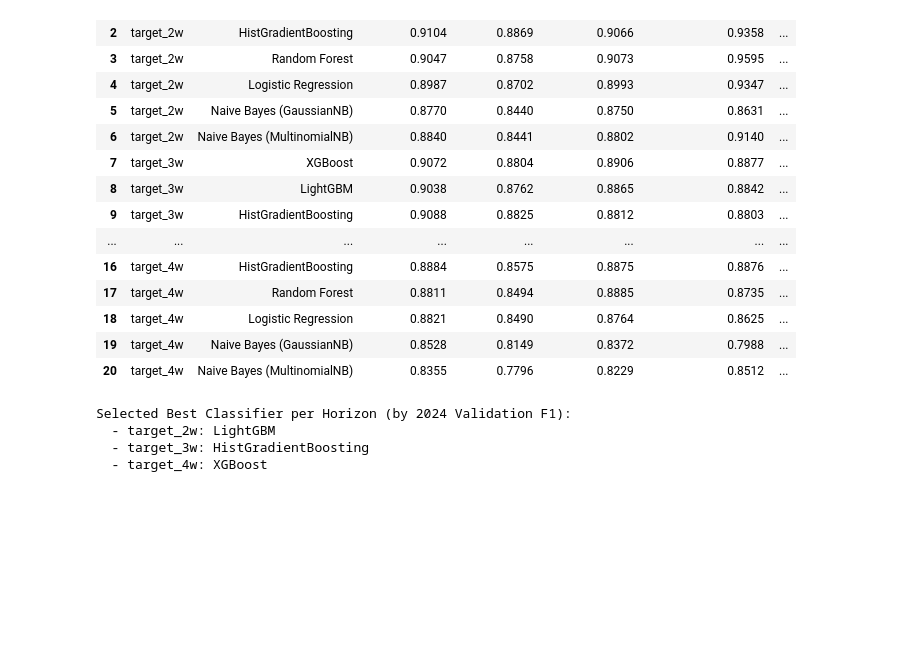
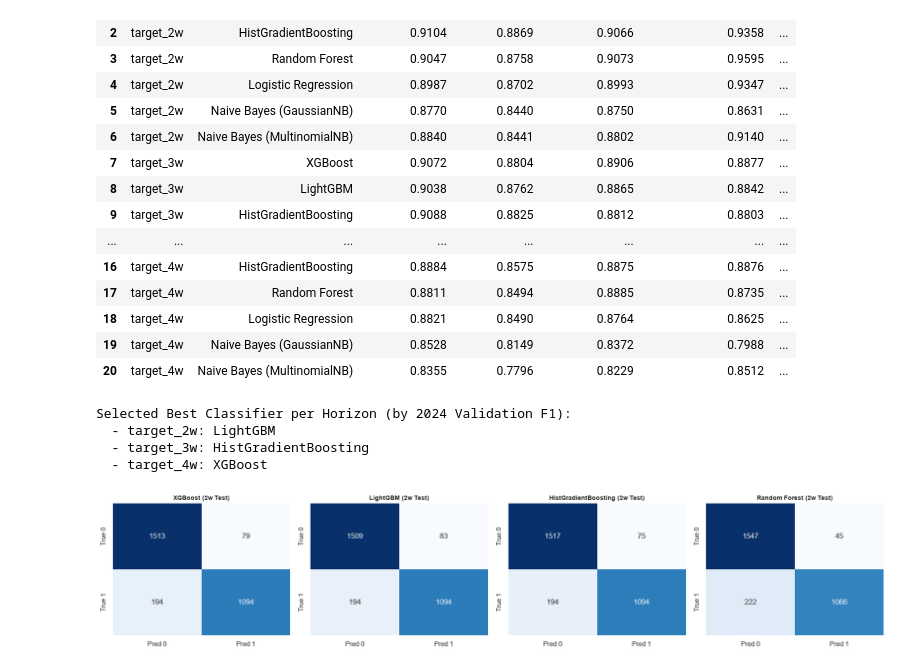
Before and after one commit to rezuanatafia/MugenFinity, a Jupyter notebook: dengue_preprocessing.ipynb, the cells around one changed output. Cells and saved outputs as stored; diff of their text form; code cells hidden in the pictures; blank space fills up the shorter version.

Commit message:
Add 2-week test confusion matrices for top classifiers

```diff
--- a/dengue_preprocessing.ipynb
+++ b/dengue_preprocessing.ipynb
@@ -280,3 +280,15 @@ Selected Best Classifier per Horizon (by 2024 Validation F1):
   - target_2w: LightGBM
   - target_3w: HistGradientBoosting
   - target_4w: XGBoost
+# %%
+y_test_2w_cls = (test_df["target_2w"] >= 1).astype(int)
+fig, axes = plt.subplots(1, 4, figsize=(18, 3.8))
+for ax, name in zip(axes, ["XGBoost", "LightGBM", "HistGradientBoosting", "Random Forest"]):
+    cm = confusion_matrix(y_test_2w_cls, test_preds_2w[name], labels=[0, 1])
+    sns.heatmap(cm, annot=True, fmt="d", cmap="Blues", cbar=False,
+                xticklabels=["Pred 0", "Pred 1"], yticklabels=["True 0", "True 1"], ax=ax)
+    ax.set_title(f"{name} (2w Test)", fontsize=10, fontweight="bold")
+plt.tight_layout()
+plt.show()
+# %% [output]
+[figure, added]
```
